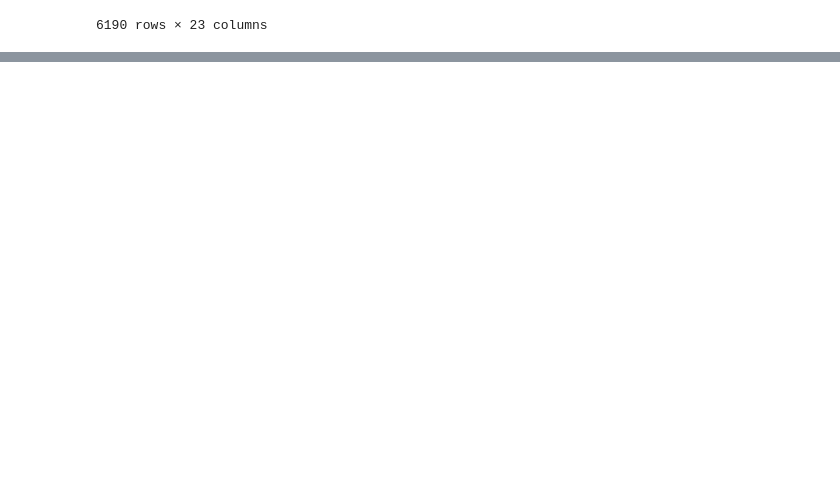
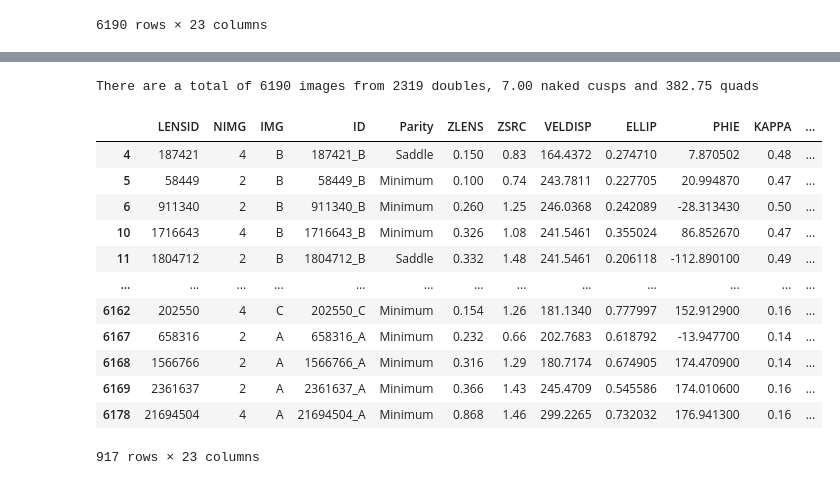
Before and after one commit to fcneirad/OM10-HME, a Jupyter notebook: Selecting lensed images.ipynb, the cells around one changed output, grey strips where cells are left out. Cells and saved outputs as stored; diff of their text form; code cells hidden in the pictures; blank space fills up the shorter version.

```diff
--- a/Selecting lensed images.ipynb
+++ b/Selecting lensed images.ipynb
@@ -40,0 +46,19 @@ lenses.plot_selected()
+# %%
+lenses = nav22.DB()
+lenses.lenses = lenses.lenses[lenses.lenses['ZSRC'] < 1.5]
+lenses.lenses
+# %% [output]
+There are a total of 6190 images from 2319 doubles, 7.00 naked cusps and 382.75 quads
+|  | LENSID | NIMG | IMG | ID | Parity | ZLENS | ZSRC | VELDISP | ELLIP | PHIE | KAPPA | ... |
+| 4 | 187421 | 4 | B | 187421_B | Saddle | 0.150 | 0.83 | 164.4372 | 0.274710 | 7.870502 | 0.48 | ... |
+| 5 | 58449 | 2 | B | 58449_B | Minimum | 0.100 | 0.74 | 243.7811 | 0.227705 | 20.994870 | 0.47 | ... |
+| 6 | 911340 | 2 | B | 911340_B | Minimum | 0.260 | 1.25 | 246.0368 | 0.242089 | -28.313430 | 0.50 | ... |
+| 10 | 1716643 | 4 | B | 1716643_B | Minimum | 0.326 | 1.08 | 241.5461 | 0.355024 | 86.852670 | 0.47 | ... |
+| 11 | 1804712 | 2 | B | 1804712_B | Saddle | 0.332 | 1.48 | 241.5461 | 0.206118 | -112.890100 | 0.49 | ... |
+| ... | ... | ... | ... | ... | ... | ... | ... | ... | ... | ... | ... | ... |
+| 6162 | 202550 | 4 | C | 202550_C | Minimum | 0.154 | 1.26 | 181.1340 | 0.777997 | 152.912900 | 0.16 | ... |
+| 6167 | 658316 | 2 | A | 658316_A | Minimum | 0.232 | 0.66 | 202.7683 | 0.618792 | -13.947700 | 0.14 | ... |
+| 6168 | 1566766 | 2 | A | 1566766_A | Minimum | 0.316 | 1.29 | 180.7174 | 0.674905 | 174.470900 | 0.14 | ... |
+| 6169 | 2361637 | 2 | A | 2361637_A | Minimum | 0.366 | 1.43 | 245.4709 | 0.545586 | 174.010600 | 0.16 | ... |
+| 6178 | 21694504 | 4 | A | 21694504_A | Minimum | 0.868 | 1.46 | 299.2265 | 0.732032 | 176.941300 | 0.16 | ... |
+917 rows × 23 columns
```
Also changed, not shown: parts of 9 cells of this notebook, 2 other files.
